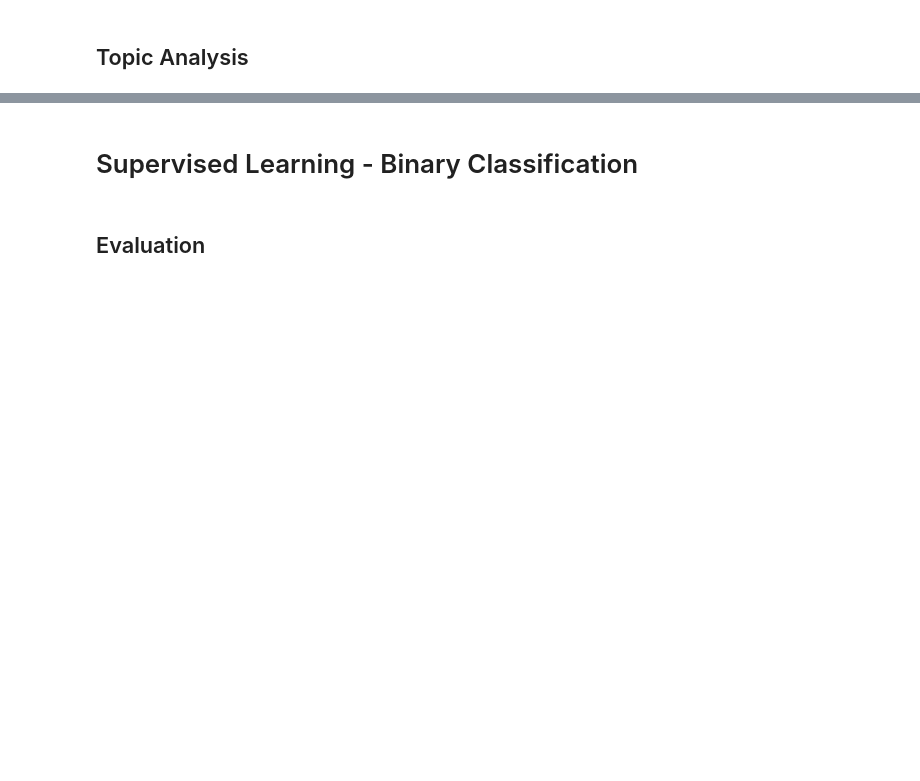
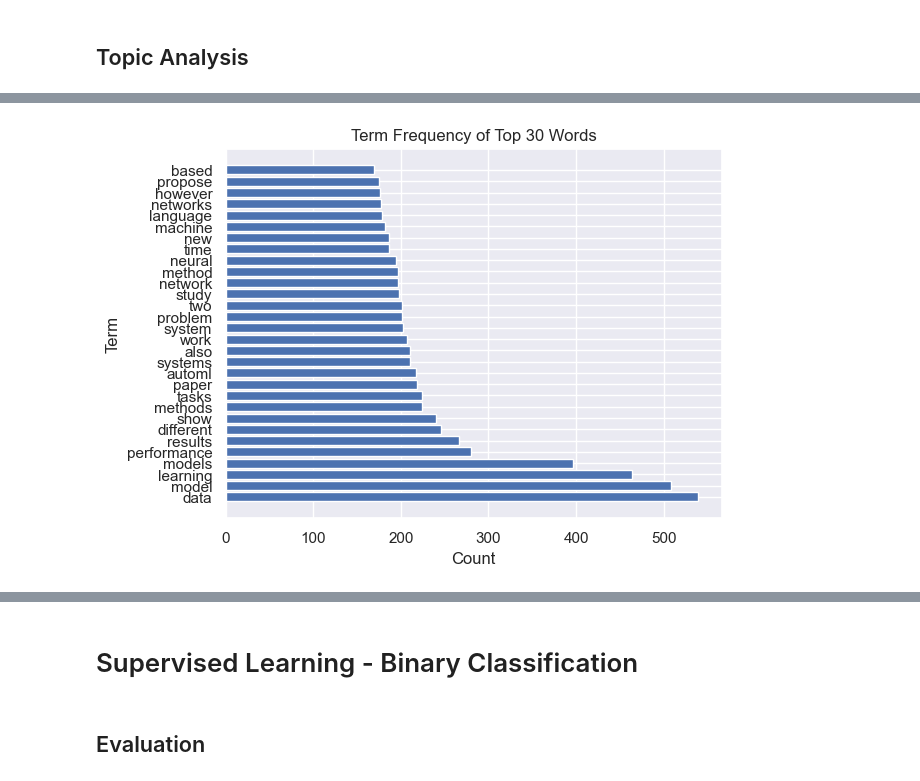
Before and after one commit to vatsal220/medium_articles, a Jupyter notebook: topic_modelling/topic_model.ipynb, the cells around one changed output, grey strips where cells are left out. Saved outputs shown, nothing was run; the diff lists cells and outputs as text; code cells hidden in the pictures; blank space fills up the shorter version.

```diff
--- a/topic_modelling/topic_model.ipynb
+++ b/topic_modelling/topic_model.ipynb
@@ -416,0 +336,22 @@ for i in range (0,10):
+# %%
+list_sorted_token = sorted(lda.id2word.cfs.items(), key=lambda item: item[1], reverse=True)
+
+term_freq_df = pd.DataFrame(
+    data={
+        'term' : [lda.id2word[key] for (key, value) in list_sorted_token],
+        'term_freq': [value for (key, value) in list_sorted_token]
+    }
+)
+# %%
+N = 30
+plt.clf()
+plt.barh(
+    term_freq_df.head(N)['term'],
+    term_freq_df.head(N)['term_freq']
+)
+plt.xlabel("Count")
+plt.ylabel("Term")
+plt.title("Term Frequency of Top {N} Words".format(N = N))
+plt.show()
+# %% [output]
+[figure, added]
```
Also changed, not shown: parts of 36 cells of this notebook.
